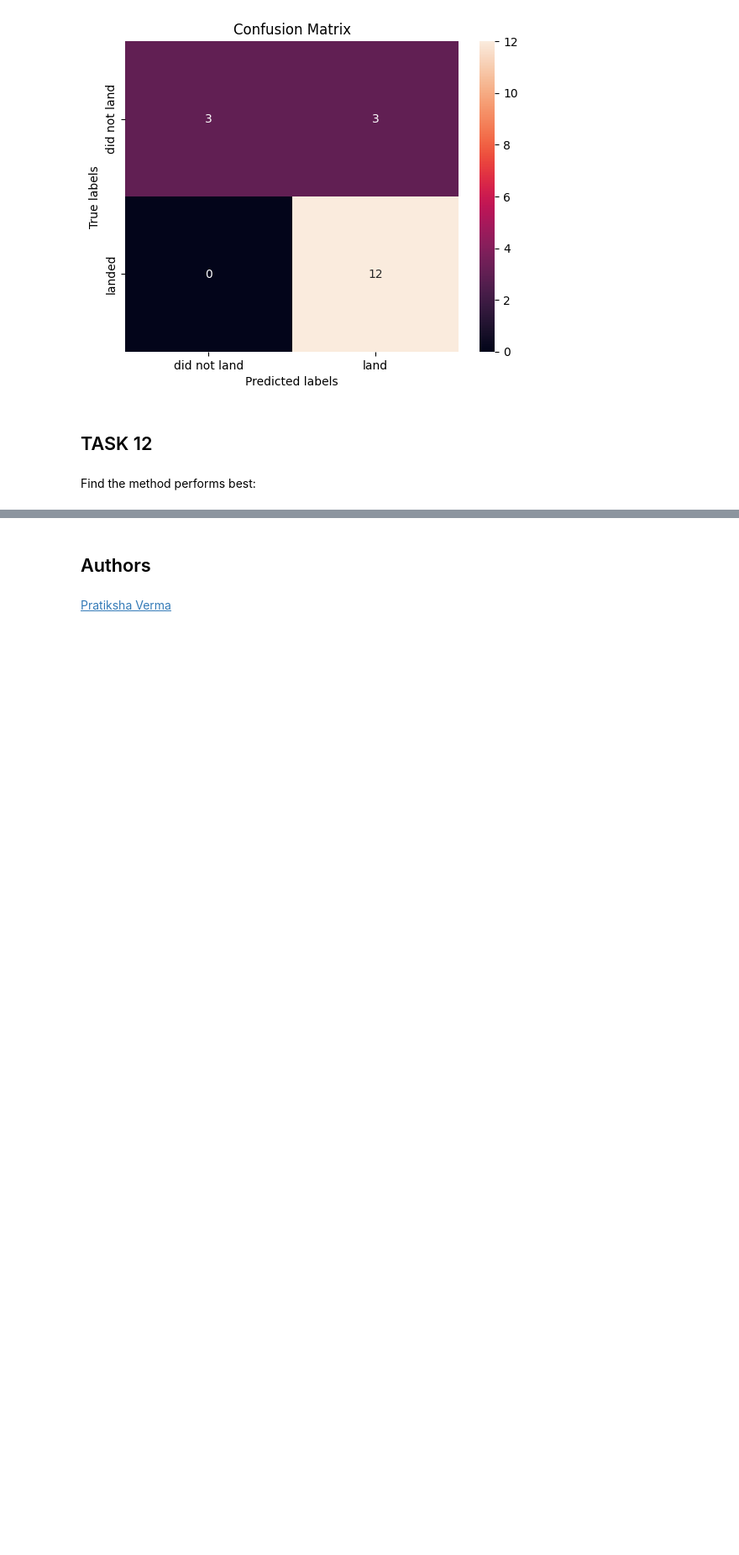
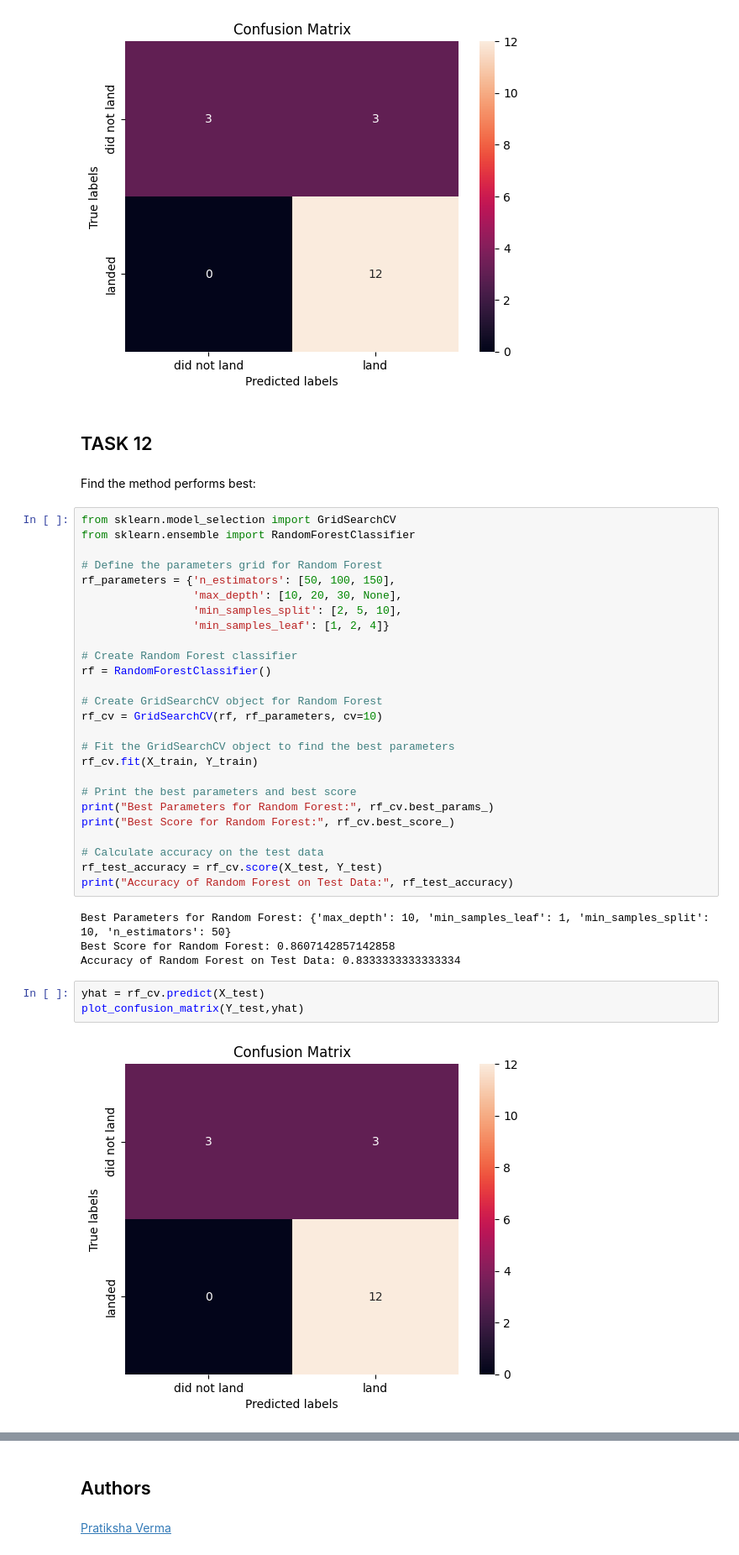
Before and after one commit to saayeeem/Data_Analytics_Python, a Jupyter notebook: Capstone_Data_Science_SpaceY/SpaceX_Machine_Learning_Prediction_Part_5.jupyterlite.ipynb, the cells around one changed output, grey strips where cells are left out. Shown at 84% size. Drawn from its saved outputs; the diff is of its cells as text; blank space fills up the shorter version.

```diff
--- a/Capstone_Data_Science_SpaceY/SpaceX_Machine_Learning_Prediction_Part_5.jupyterlite.ipynb
+++ b/Capstone_Data_Science_SpaceY/SpaceX_Machine_Learning_Prediction_Part_5.jupyterlite.ipynb
@@ -362,3 +344,38 @@ plot_confusion_matrix(Y_test,yhat)
 ## TASK  12
 # %% [markdown]
 Find the method performs best:
+# %%
+from sklearn.model_selection import GridSearchCV
+from sklearn.ensemble import RandomForestClassifier
+
+# Define the parameters grid for Random Forest
+rf_parameters = {'n_estimators': [50, 100, 150],
+                 'max_depth': [10, 20, 30, None],
+                 'min_samples_split': [2, 5, 10],
+                 'min_samples_leaf': [1, 2, 4]}
+
+# Create Random Forest classifier
+rf = RandomForestClassifier()
+
+# Create GridSearchCV object for Random Forest
+rf_cv = GridSearchCV(rf, rf_parameters, cv=10)
+
+# Fit the GridSearchCV object to find the best parameters
+rf_cv.fit(X_train, Y_train)
+
+# Print the best parameters and best score
+print("Best Parameters for Random Forest:", rf_cv.best_params_)
+print("Best Score for Random Forest:", rf_cv.best_score_)
+
+# Calculate accuracy on the test data
+rf_test_accuracy = rf_cv.score(X_test, Y_test)
+print("Accuracy of Random Forest on Test Data:", rf_test_accuracy)
+# %% [output]
+Best Parameters for Random Forest: {'max_depth': 10, 'min_samples_leaf': 1, 'min_samples_split': 10, 'n_estimators': 50}
+Best Score for Random Forest: 0.8607142857142858
+Accuracy of Random Forest on Test Data: 0.8333333333333334
+# %%
+yhat = rf_cv.predict(X_test)
+plot_confusion_matrix(Y_test,yhat)
+# %% [output]
+[figure, added]
```
Also changed, not shown: parts of 19 cells of this notebook, 6 other files.
